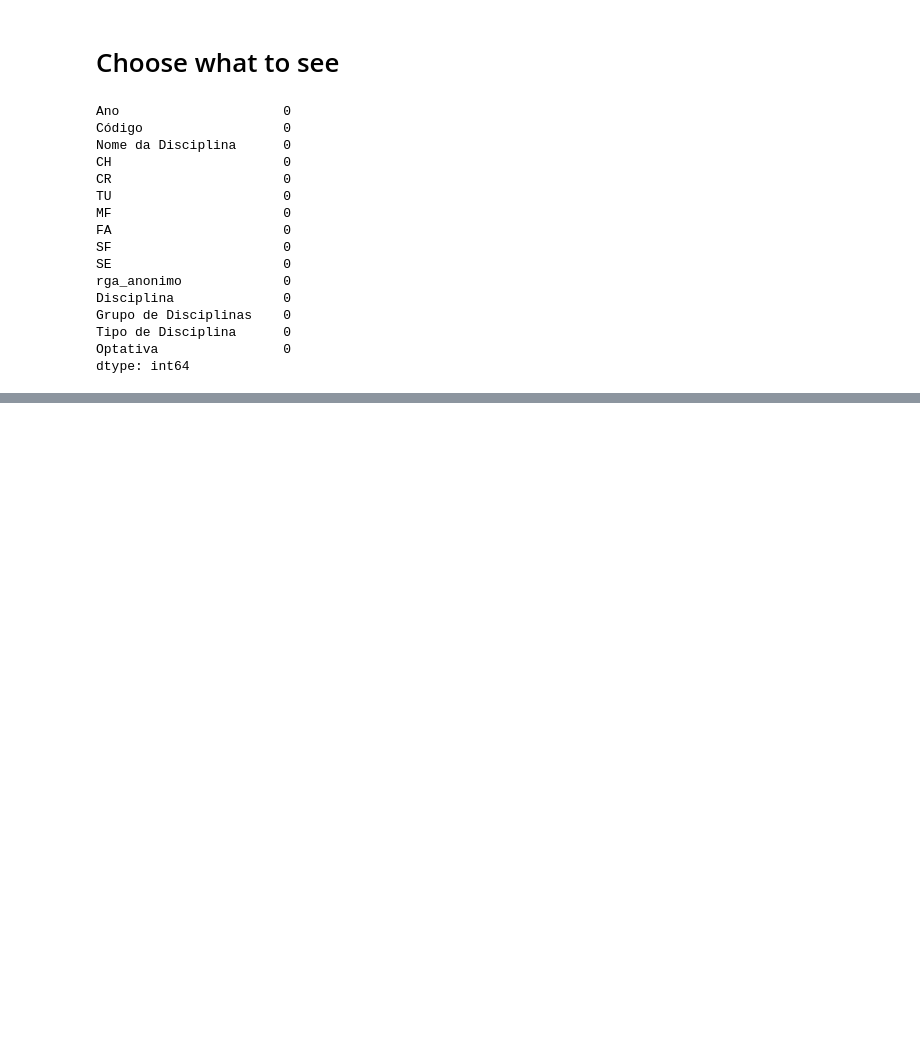
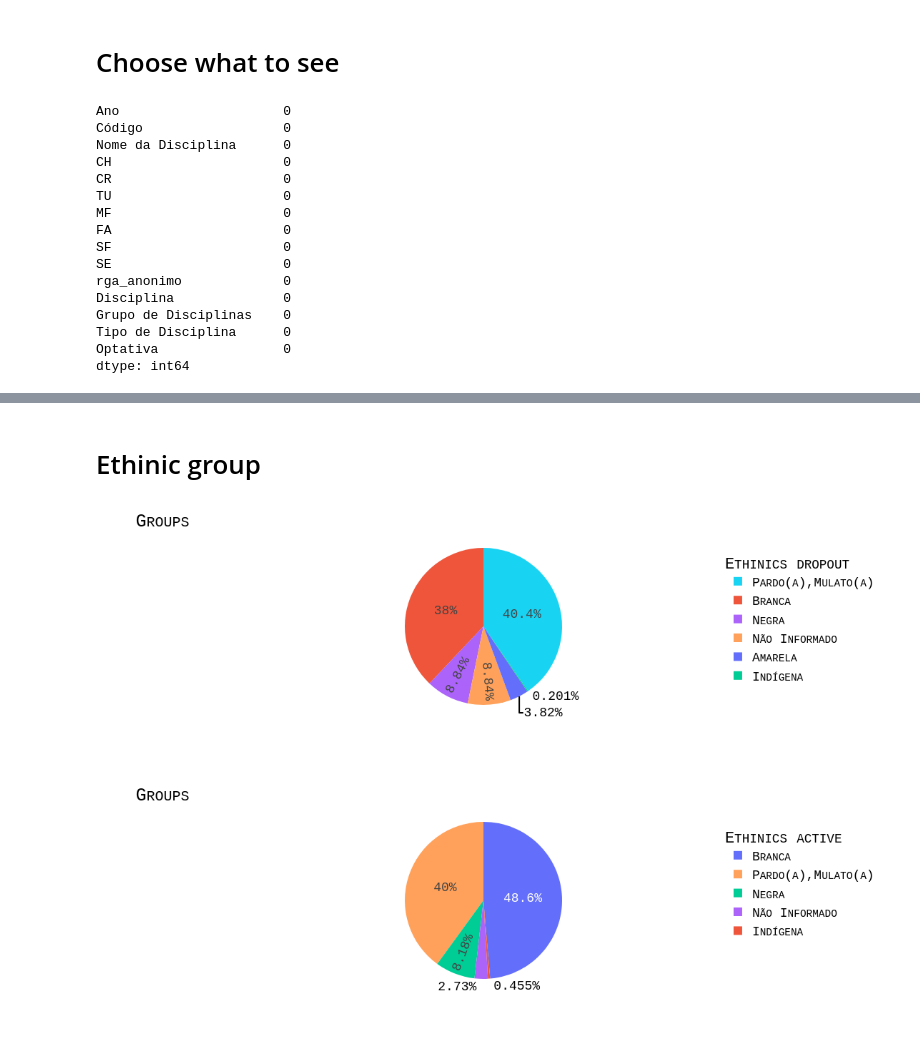
Before and after one commit to auserafim/ai-notebooks, a Jupyter notebook: evaded_college/evaded_college.ipynb, the cells around one changed output, grey strips where cells are left out. Cells and saved outputs as stored; diff of their text form; code cells hidden in the pictures; blank space fills up the shorter version.

```diff
--- a/evaded_college/evaded_college.ipynb
+++ b/evaded_college/evaded_college.ipynb
@@ -78,0 +87,8 @@ fig = px.histogram(active, x='Sexo', color='Sexo').update_layout(title = { "text
+# %% [markdown]
+# Ethinic group
+# %%
+fig  = px.pie(dropout.groupby('Raça').size().reset_index(name='count'), names='Raça', values='count', color='Raça').update_layout(title={"text": "Groups"}, font=my_font, legend_title_text='Ethinics dropout').show()
+fig = px.pie(active.groupby('Raça').size().reset_index(name='count'), names='Raça', values='count', color='Raça').update_layout(title={"text": "Groups"}, font=my_font, legend_title_text='Ethinics active').show()
+# %% [output]
+[figure, added]
+[figure, added]
```
Also changed, not shown: parts of 8 cells of this notebook, 1 other file.
